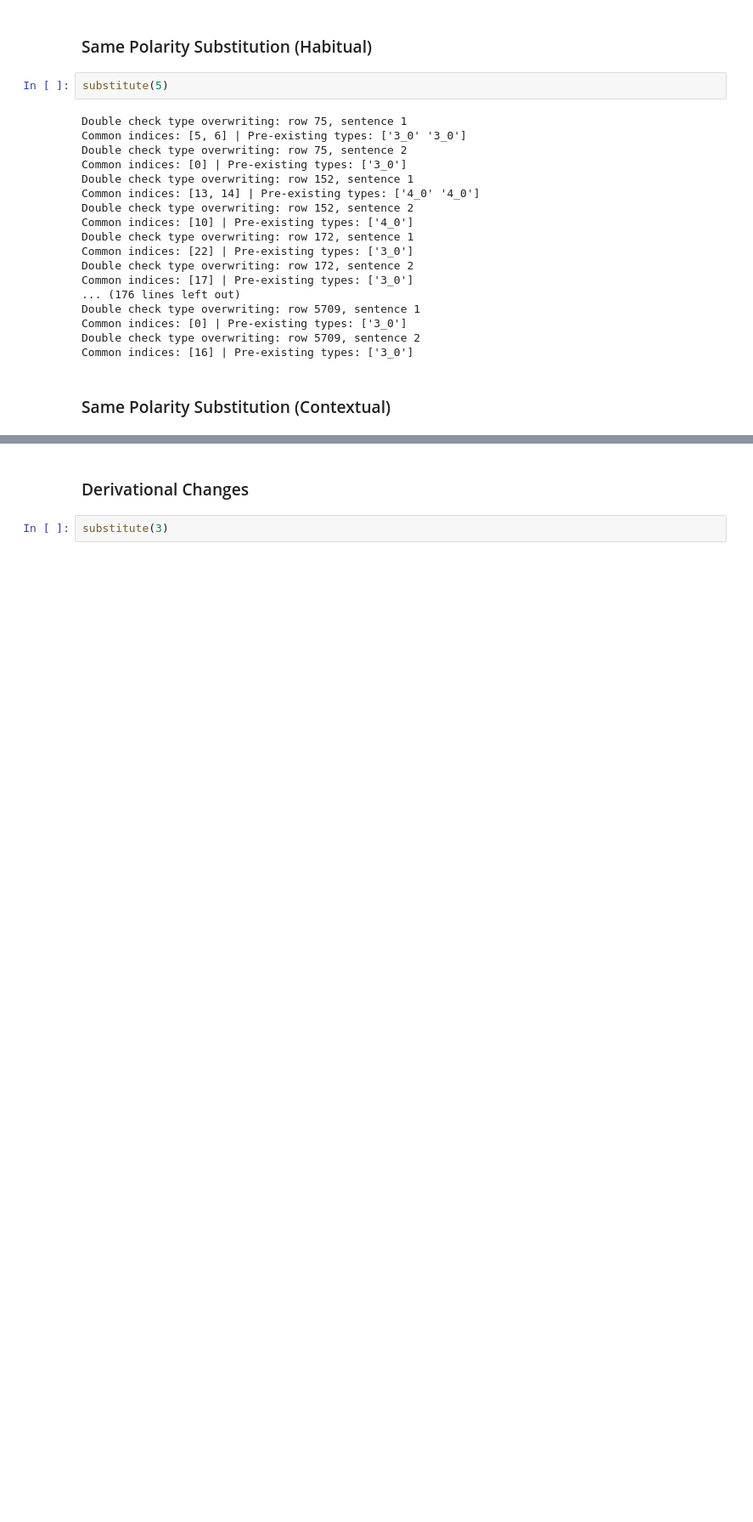
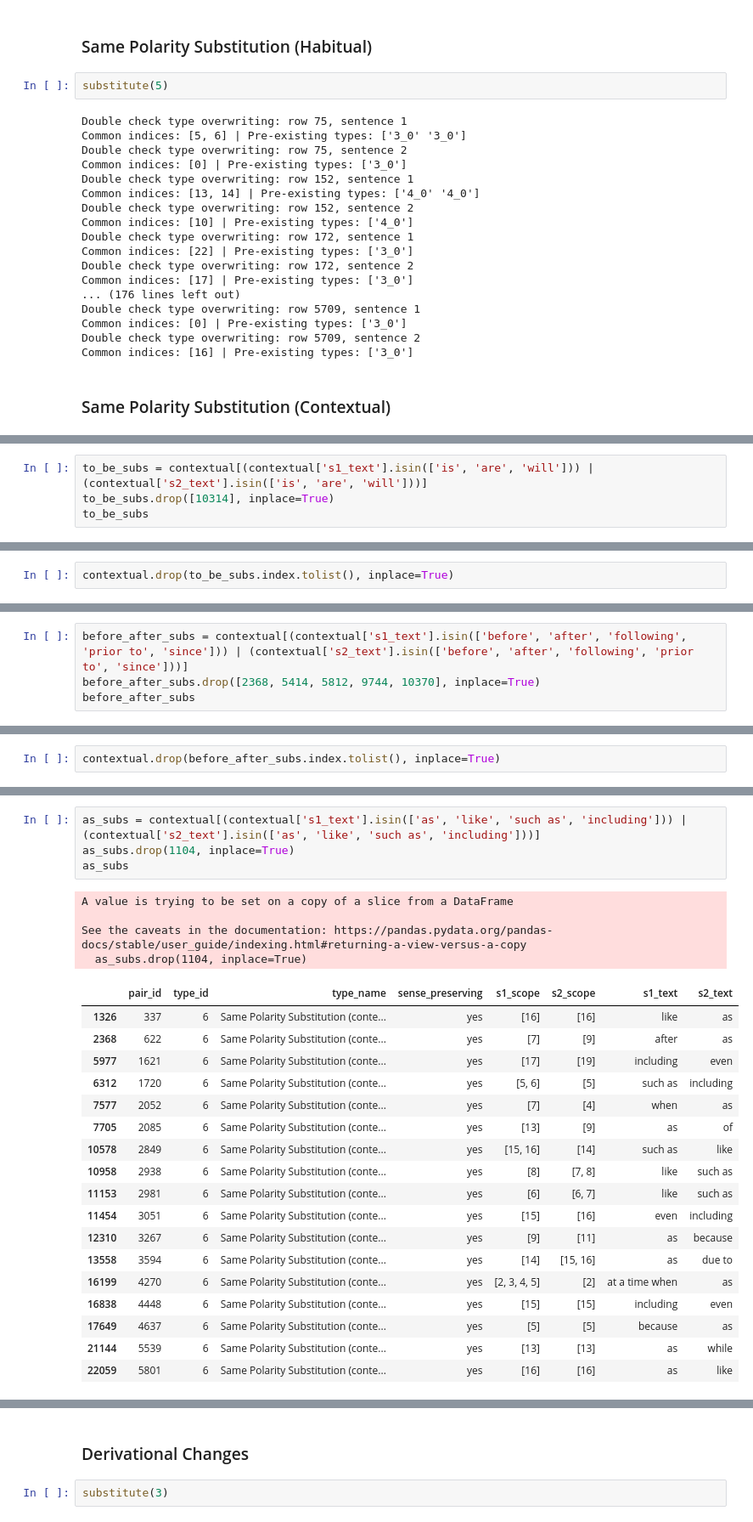
Before and after one commit to lucasadelino/thesis, a Jupyter notebook: reannotation.ipynb, the cells around one changed output, grey strips where cells are left out. Shown at 85% size. Drawn from its saved outputs; the diff is of its cells as text; blank space fills up the shorter version.

Commit message:
Fixes for synonym substitution and add/del

```diff
--- a/reannotation.ipynb
+++ b/reannotation.ipynb
@@ -454,0 +657,4 @@ Common indices: [16] | Pre-existing types: ['3_0']
+# %%
+to_be_subs = contextual[(contextual['s1_text'].isin(['is', 'are', 'will'])) | (contextual['s2_text'].isin(['is', 'are', 'will']))]
+to_be_subs.drop([10314], inplace=True)
+to_be_subs
@@ -454,0 +683,2 @@ Common indices: [16] | Pre-existing types: ['3_0']
+# %%
+contextual.drop(to_be_subs.index.tolist(), inplace=True)
@@ -454,0 +713,4 @@ Common indices: [16] | Pre-existing types: ['3_0']
+# %%
+before_after_subs = contextual[(contextual['s1_text'].isin(['before', 'after', 'following', 'prior to', 'since'])) | (contextual['s2_text'].isin(['before', 'after', 'following', 'prior to', 'since']))]
+before_after_subs.drop([2368, 5414, 5812, 9744, 10370], inplace=True)
+before_after_subs
@@ -454,0 +739,2 @@ Common indices: [16] | Pre-existing types: ['3_0']
+# %%
+contextual.drop(before_after_subs.index.tolist(), inplace=True)
@@ -454,0 +760,27 @@ Common indices: [16] | Pre-existing types: ['3_0']
+# %%
+as_subs = contextual[(contextual['s1_text'].isin(['as', 'like', 'such as', 'including'])) | (contextual['s2_text'].isin(['as', 'like', 'such as', 'including']))]
+as_subs.drop(1104, inplace=True)
+as_subs
+# %% [output]
+A value is trying to be set on a copy of a slice from a DataFrame
+
+See the caveats in the documentation: https://pandas.pydata.org/pandas-docs/stable/user_guide/indexing.html#returning-a-view-versus-a-copy
+  as_subs.drop(1104, inplace=True)
+|  | pair_id | type_id | type_name | sense_preserving | s1_scope | s2_scope | s1_text | s2_text |
+| 1326 | 337 | 6 | Same Polarity Substitution (conte... | yes | [16] | [16] | like | as |
+| 2368 | 622 | 6 | Same Polarity Substitution (conte... | yes | [7] | [9] | after | as |
+| 5977 | 1621 | 6 | Same Polarity Substitution (conte... | yes | [17] | [19] | including | even |
+| 6312 | 1720 | 6 | Same Polarity Substitution (conte... | yes | [5, 6] | [5] | such as | including |
+| 7577 | 2052 | 6 | Same Polarity Substitution (conte... | yes | [7] | [4] | when | as |
+| 7705 | 2085 | 6 | Same Polarity Substitution (conte... | yes | [13] | [9] | as | of |
+| 10578 | 2849 | 6 | Same Polarity Substitution (conte... | yes | [15, 16] | [14] | such as | like |
+| 10958 | 2938 | 6 | Same Polarity Substitution (conte... | yes | [8] | [7, 8] | like | such as |
+| 11153 | 2981 | 6 | Same Polarity Substitution (conte... | yes | [6] | [6, 7] | like | such as |
+| 11454 | 3051 | 6 | Same Polarity Substitution (conte... | yes | [15] | [16] | even | including |
+| 12310 | 3267 | 6 | Same Polarity Substitution (conte... | yes | [9] | [11] | as | because |
+| 13558 | 3594 | 6 | Same Polarity Substitution (conte... | yes | [14] | [15, 16] | as | due to |
+| 16199 | 4270 | 6 | Same Polarity Substitution (conte... | yes | [2, 3, 4, 5] | [2] | at a time when | as |
+| 16838 | 4448 | 6 | Same Polarity Substitution (conte... | yes | [15] | [15] | including | even |
+| 17649 | 4637 | 6 | Same Polarity Substitution (conte... | yes | [5] | [5] | because | as |
+| 21144 | 5539 | 6 | Same Polarity Substitution (conte... | yes | [13] | [13] | as | while |
+| 22059 | 5801 | 6 | Same Polarity Substitution (conte... | yes | [16] | [16] | as | like |
```
Also changed, not shown: parts of 203 cells of this notebook, 2 other files.
